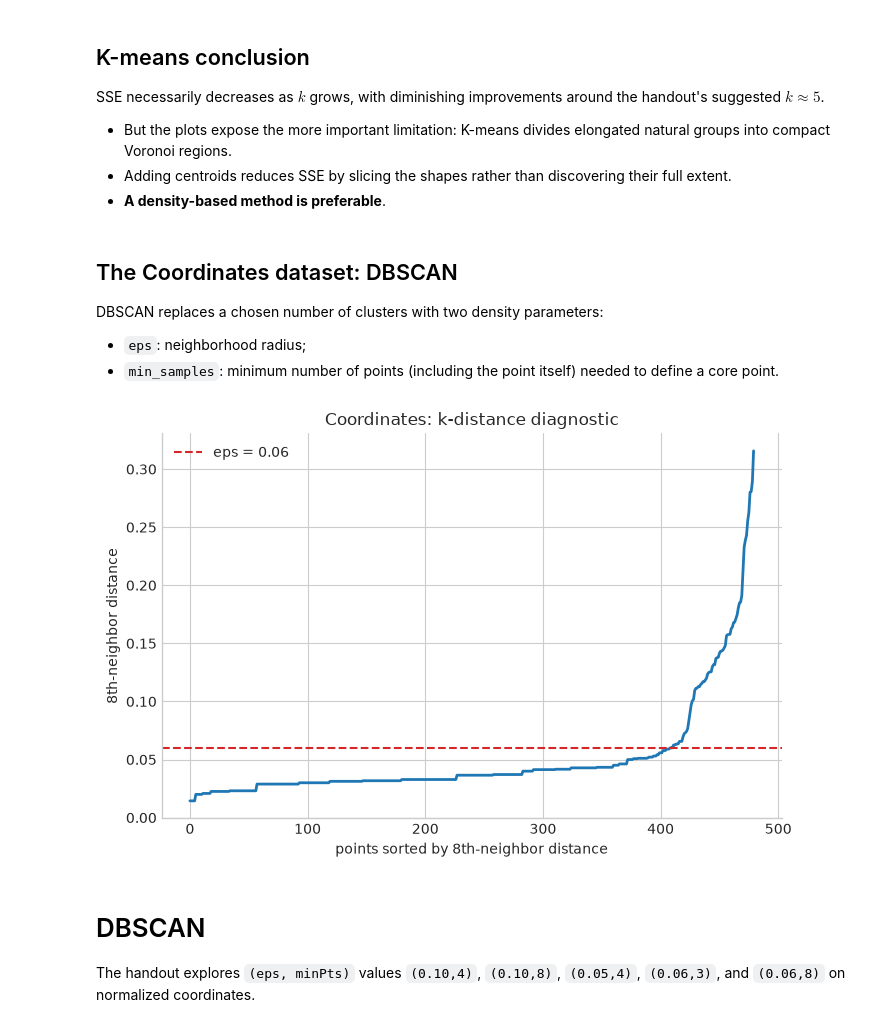
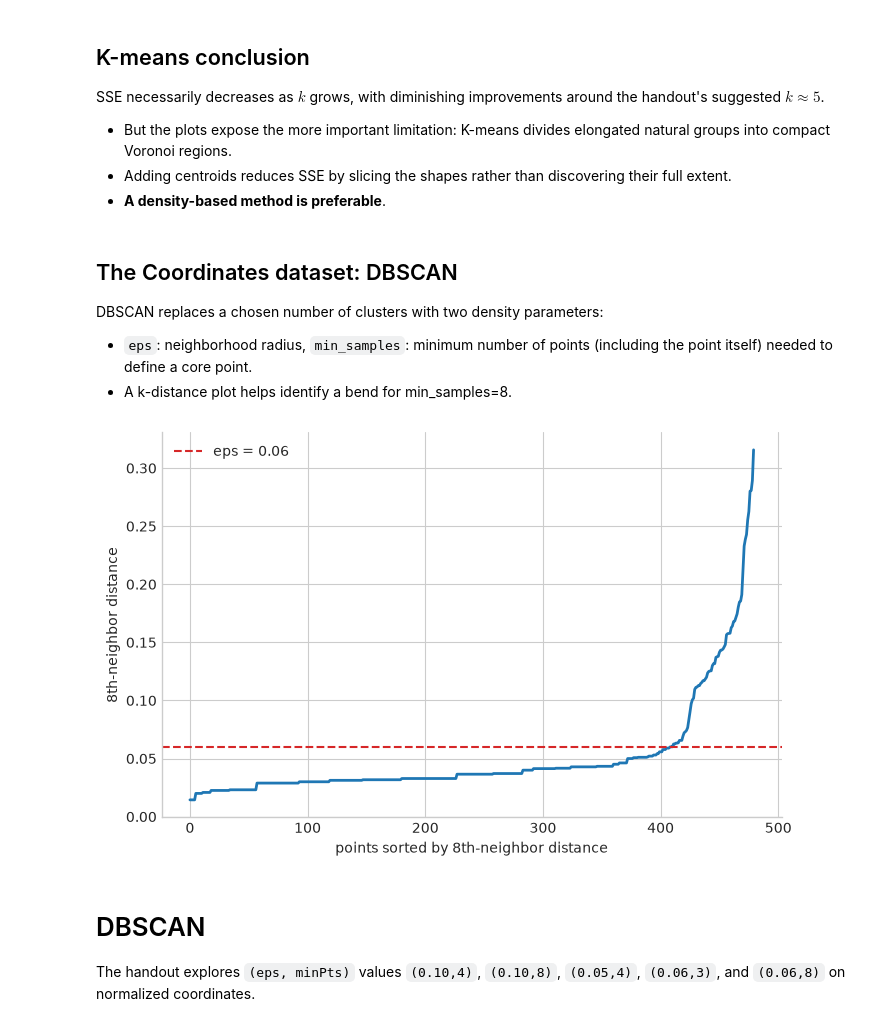
Before and after one commit to w4bo/AA2627-unibo-mldm, a Jupyter notebook: slides/lab-04-clustering.ipynb, the cells around one changed output. Cells and saved outputs as stored; diff of their text form; code cells hidden in the pictures.

```diff
--- a/slides/lab-04-clustering.ipynb
+++ b/slides/lab-04-clustering.ipynb
@@ -636,23 +658,21 @@ SSE necessarily decreases as $k$ grows, with diminishing improvements around the
 
 DBSCAN replaces a chosen number of clusters with two density parameters:
 
-- `eps`: neighborhood radius;
-- `min_samples`: minimum number of points (including the point itself) needed to define a core point.
+- `eps`: neighborhood radius, `min_samples`: minimum number of points (including the point itself) needed to define a core point.
+- A k-distance plot helps identify a bend for min_samples=8.
 # %%
-# A k-distance plot helps identify a bend for min_samples=8.
+#| echo: false
 neighbors = NearestNeighbors(n_neighbors=8).fit(X_coordinates)
 distances, _ = neighbors.kneighbors(X_coordinates)
 k_distances = np.sort(distances[:, -1])
-
 plt.plot(k_distances, linewidth=2)
 plt.axhline(.06, color="tab:red", linestyle="--", label="eps = 0.06")
 plt.xlabel("points sorted by 8th-neighbor distance")
 plt.ylabel("8th-neighbor distance")
-plt.title("Coordinates: k-distance diagnostic")
 plt.legend()
 plt.show()
 # %% [output]
-[figure, old version]
+[figure, new version]
 # %% [markdown]
 # DBSCAN
 
```
Also changed, not shown: parts of 10 cells of this notebook, 2 other files.
